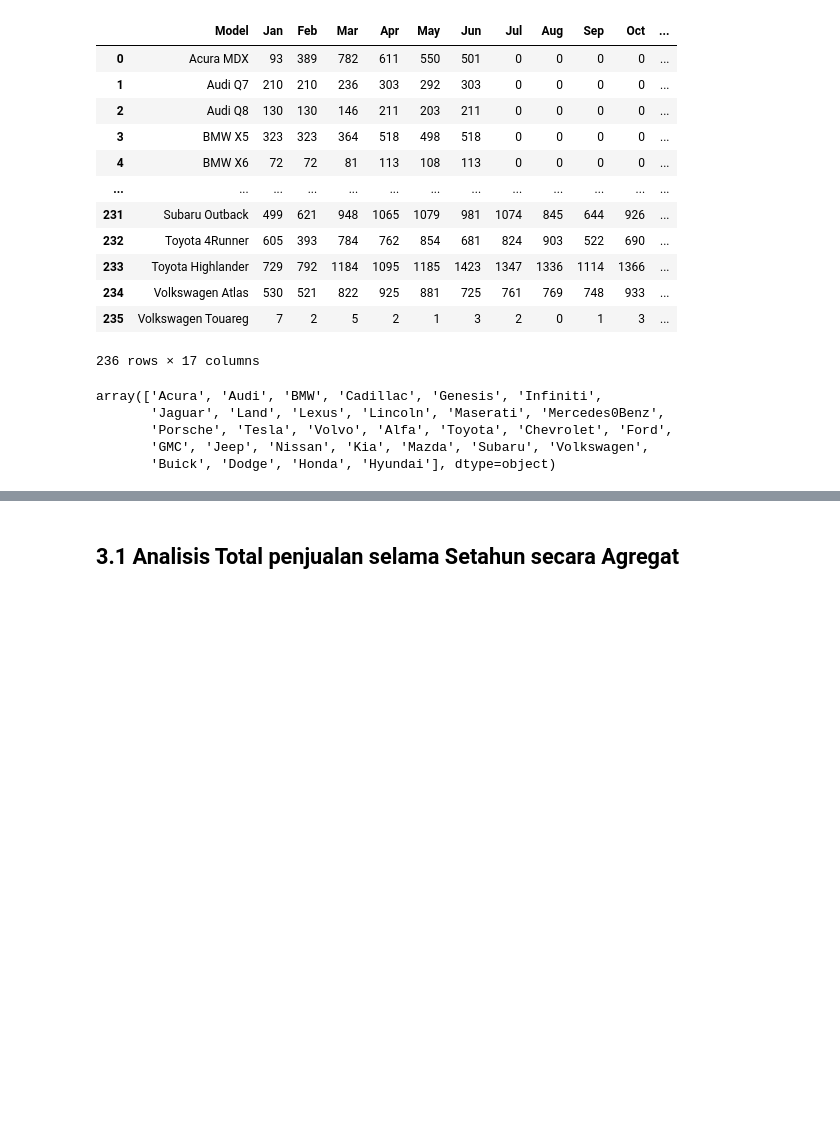
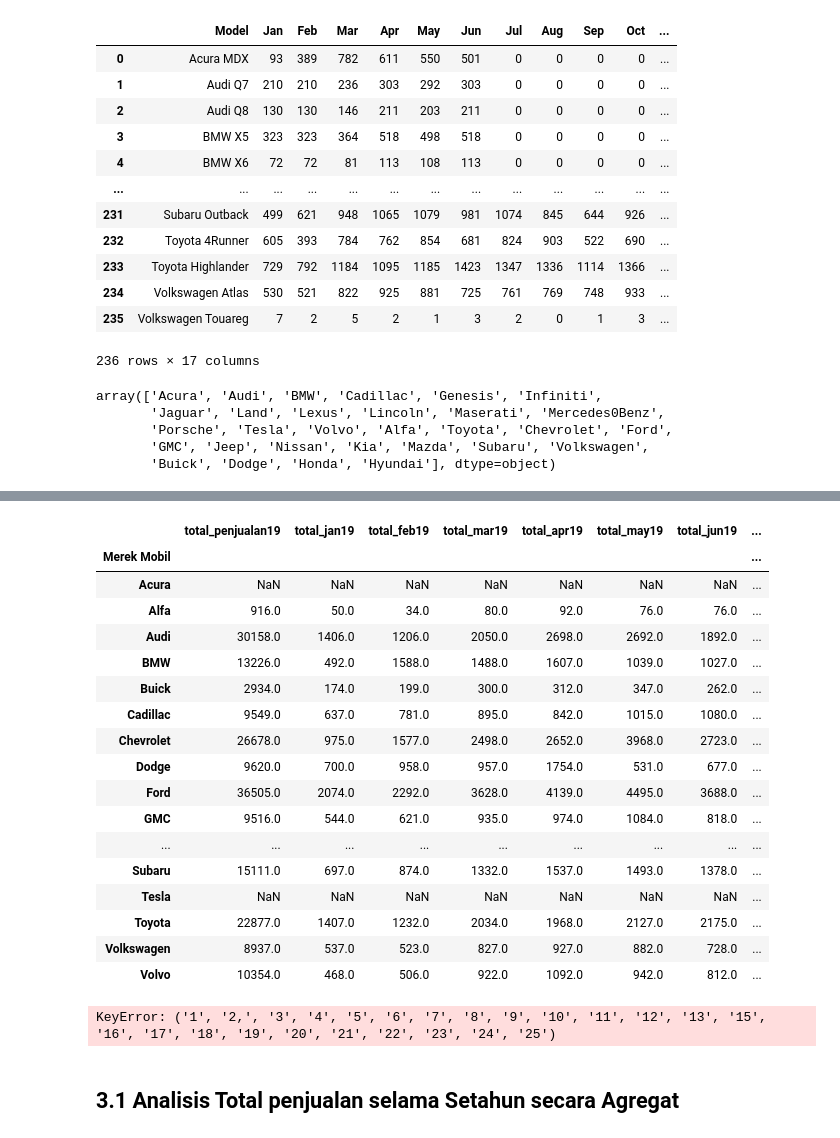
Before and after one commit to dimasfuu/DeltaIndie_dataCourse, a Jupyter notebook: Post Test 4 Februari 2025/Post Test 4 Februari.ipynb, the cells around one changed output, grey strips where cells are left out. Cells and saved outputs as stored; diff of their text form; code cells hidden in the pictures; blank space fills up the shorter version.

```diff
--- a/Post Test 4 Februari 2025/Post Test 4 Februari.ipynb
+++ b/Post Test 4 Februari 2025/Post Test 4 Februari.ipynb
@@ -150,0 +192,3 @@ SyntaxError: invalid syntax. Perhaps you forgot a comma? (2129503206.py, line 2)
+# %%
+data2019 = data1[data1["Year"] == 2019]
+data2019
@@ -150,0 +209,19 @@ SyntaxError: invalid syntax. Perhaps you forgot a comma? (2129503206.py, line 2)
+# %%
+data2019total = data2019.groupby("Merek Mobil").agg(
+    total_penjualan19 = ("Sumofsales","sum"),
+    total_jan19 = ("Jan","sum"),
+    total_feb19 = ("Feb","sum"),
+    total_mar19 = ("Mar","sum"),
+    total_apr19 = ("Apr","sum"),
+    total_may19 = ("May","sum"),
+    total_jun19 = ("Jun","sum"),
+    total_jul19 = ("Jul","sum"),
+    total_aug19 = ("Aug","sum"),
+    total_sep19 = ("Sep","sum"),
+    total_oct19 = ("Oct","sum"),
+    total_nov19 = ("Nov","sum"),
+    total_dec19 = ("Dec","sum"),
+    merk = ("Merek Mobil","max"),
+     ).reindex(['Acura', 'Audi', 'BMW', 'Cadillac', 'Genesis','Infiniti','Jaguar', 'Land', 'Lexus', 'Lincoln', 'Maserati', 'Mercedes0Benz','Porsche', 'Tesla', 'Volvo', 'Alfa', 'Toyota', 'Chevrolet', 'Ford','GMC', 'Jeep', 'Nissan', 'Kia', 'Mazda', 'Subaru', 'Volkswagen','Buick', 'Dodge', 'Honda', 'Hyundai'])
+# %%
+data2019total = data2019total.sort_index(ascending = True)
@@ -150,0 +248,25 @@ SyntaxError: invalid syntax. Perhaps you forgot a comma? (2129503206.py, line 2)
+# %%
+data2019total
+# %% [output]
+|  | total_penjualan19 | total_jan19 | total_feb19 | total_mar19 | total_apr19 | total_may19 | total_jun19 | ... |
+| Merek Mobil |  |  |  |  |  |  |  | ... |
+| Acura | NaN | NaN | NaN | NaN | NaN | NaN | NaN | ... |
+| Alfa | 916.0 | 50.0 | 34.0 | 80.0 | 92.0 | 76.0 | 76.0 | ... |
+| Audi | 30158.0 | 1406.0 | 1206.0 | 2050.0 | 2698.0 | 2692.0 | 1892.0 | ... |
+| BMW | 13226.0 | 492.0 | 1588.0 | 1488.0 | 1607.0 | 1039.0 | 1027.0 | ... |
+| Buick | 2934.0 | 174.0 | 199.0 | 300.0 | 312.0 | 347.0 | 262.0 | ... |
+| Cadillac | 9549.0 | 637.0 | 781.0 | 895.0 | 842.0 | 1015.0 | 1080.0 | ... |
+| Chevrolet | 26678.0 | 975.0 | 1577.0 | 2498.0 | 2652.0 | 3968.0 | 2723.0 | ... |
+| Dodge | 9620.0 | 700.0 | 958.0 | 957.0 | 1754.0 | 531.0 | 677.0 | ... |
+| Ford | 36505.0 | 2074.0 | 2292.0 | 3628.0 | 4139.0 | 4495.0 | 3688.0 | ... |
+| GMC | 9516.0 | 544.0 | 621.0 | 935.0 | 974.0 | 1084.0 | 818.0 | ... |
+| ... | ... | ... | ... | ... | ... | ... | ... | ... |
+| Subaru | 15111.0 | 697.0 | 874.0 | 1332.0 | 1537.0 | 1493.0 | 1378.0 | ... |
+| Tesla | NaN | NaN | NaN | NaN | NaN | NaN | NaN | ... |
+| Toyota | 22877.0 | 1407.0 | 1232.0 | 2034.0 | 1968.0 | 2127.0 | 2175.0 | ... |
+| Volkswagen | 8937.0 | 537.0 | 523.0 | 827.0 | 927.0 | 882.0 | 728.0 | ... |
+| Volvo | 10354.0 | 468.0 | 506.0 | 922.0 | 1092.0 | 942.0 | 812.0 | ... |
+# %%
+data2019total["Nomor"] = data2019total["1","2,","3","4","5","6","7","8","9","10","11","12","13","15","16","17","18","19","20","21","22","23","24","25"]
+# %% [output]
+KeyError: ('1', '2,', '3', '4', '5', '6', '7', '8', '9', '10', '11', '12', '13', '15', '16', '17', '18', '19', '20', '21', '22', '23', '24', '25')
```
Also changed, not shown: parts of 19 cells of this notebook, 1 other file.
